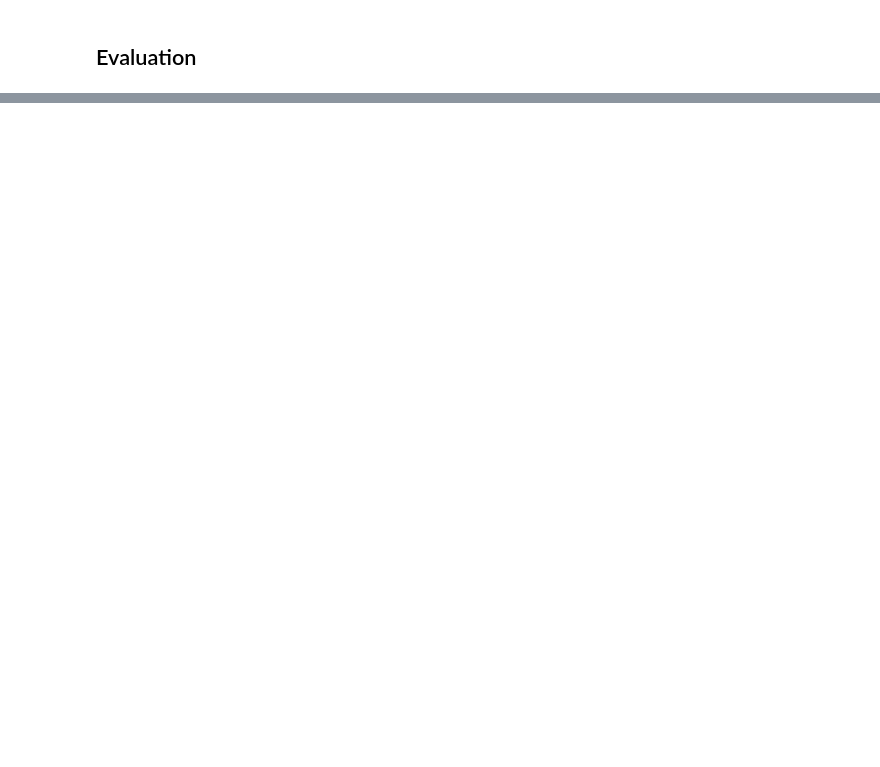
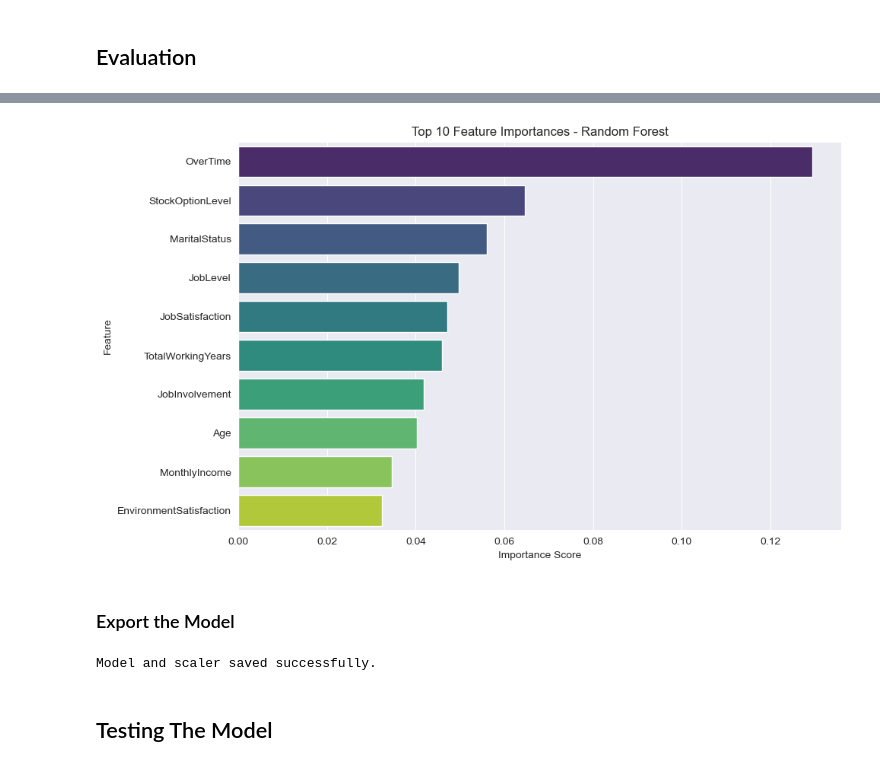
Before and after one commit to HanugaFathurC/Jaya-Jaya-Maju-HR-Attrition, a Jupyter notebook: notebook.ipynb, the cells around one changed output, grey strips where cells are left out. Cells and saved outputs as stored; diff of their text form; code cells hidden in the pictures; blank space fills up the shorter version.

```diff
--- a/notebook.ipynb
+++ b/notebook.ipynb
@@ -218,0 +234,9 @@ Cleaned data sent to the database.
+# %%
+# Split Features and Target
+X = df_model.drop(columns=['Attrition'])  # Input features
+y = df_model['Attrition']                # Target label
+
+# Split 80:20
+X_train, X_test, y_train, y_test = train_test_split(
+    X, y, test_size=0.2, random_state=42, stratify=y
+)
@@ -222,0 +299,35 @@ Cleaned data sent to the database.
+# %%
+# Get feature names from X (before scaling)
+feature_names = X.columns
+
+# Get importance scores from the trained model
+importances = rf_model.feature_importances_
+
+# Create a DataFrame for easy sorting and plotting
+feat_df = pd.DataFrame({
+    'Feature': feature_names,
+    'Importance': importances
+}).sort_values(by='Importance', ascending=False)
+
+# Plot top 10 important features
+plt.figure(figsize=(10, 6))
+sns.barplot(data=feat_df.head(10), x='Importance', y='Feature', hue='Feature', palette='viridis')
+plt.title("Top 10 Feature Importances - Random Forest")
+plt.xlabel("Importance Score")
+plt.ylabel("Feature")
+plt.tight_layout()
+plt.show()
+# %% [output]
+[figure, added]
+# %% [markdown]
+### Export the Model
+# %%
+#Save model and scaler
+joblib.dump(rf_model, "rf_model.pkl")
+joblib.dump(scaler, "scaler.pkl")
+
+print("Model and scaler saved successfully.")
+# %% [output]
+Model and scaler saved successfully.
+# %% [markdown]
+## Testing The Model
```
Also changed, not shown: parts of 17 cells of this notebook, 8 other files.
